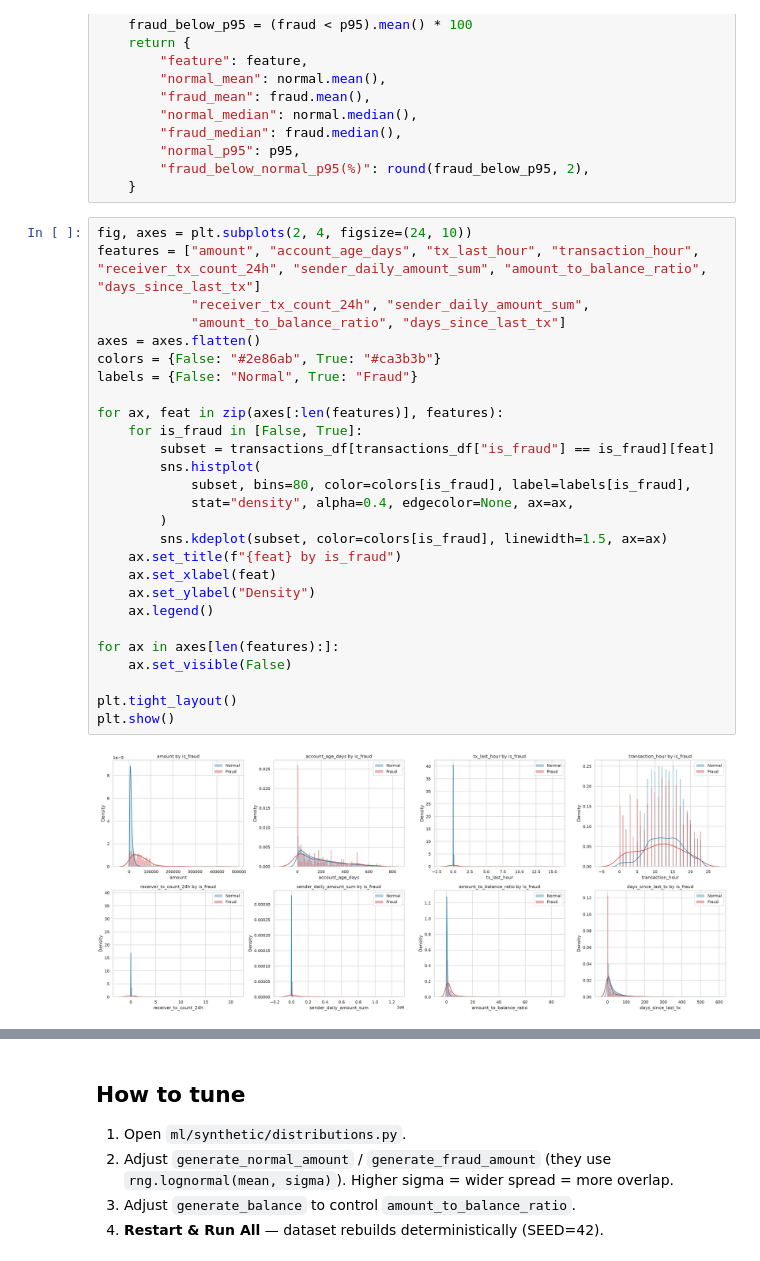
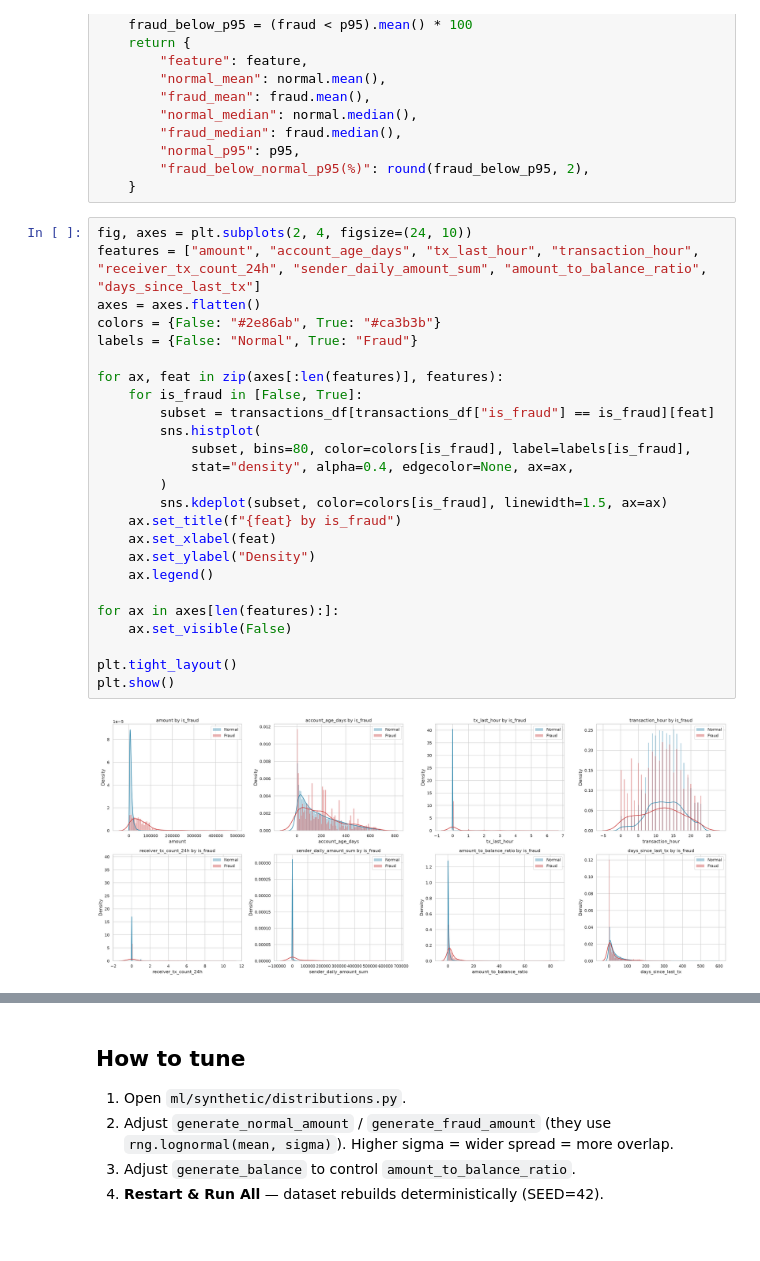
Before and after one commit to enott2912-beep/fraud-detection-system, a Jupyter notebook: ml/notebooks/eda_feature_distributions.ipynb, the cells around one changed output, grey strips where cells are left out. Drawn from its saved outputs; the diff is of its cells as text.

```diff
--- a/ml/notebooks/eda_feature_distributions.ipynb
+++ b/ml/notebooks/eda_feature_distributions.ipynb
@@ -60,32 +60,30 @@ def overlap_metrics(feature: str, df: pd.DataFrame) -> dict:
 # %%
 fig, axes = plt.subplots(2, 4, figsize=(24, 10))
 features = ["amount", "account_age_days", "tx_last_hour", "transaction_hour", "receiver_tx_count_24h", "sender_daily_amount_sum", "amount_to_balance_ratio", "days_since_last_tx"]
-            "receiver_tx_count_24h", "sender_daily_amount_sum",
-            "amount_to_balance_ratio", "days_since_last_tx"]
 axes = axes.flatten()
 colors = {False: "#2e86ab", True: "#ca3b3b"}
 labels = {False: "Normal", True: "Fraud"}
 
 for ax, feat in zip(axes[:len(features)], features):
     for is_fraud in [False, True]:
         subset = transactions_df[transactions_df["is_fraud"] == is_fraud][feat]
         sns.histplot(
             subset, bins=80, color=colors[is_fraud], label=labels[is_fraud],
             stat="density", alpha=0.4, edgecolor=None, ax=ax,
         )
         sns.kdeplot(subset, color=colors[is_fraud], linewidth=1.5, ax=ax)
     ax.set_title(f"{feat} by is_fraud")
     ax.set_xlabel(feat)
     ax.set_ylabel("Density")
     ax.legend()
 
 for ax in axes[len(features):]:
     ax.set_visible(False)
 
 plt.tight_layout()
 plt.show()
 # %% [output]
-[figure, old version]
+[figure, new version]
 # %%
 metrics = pd.DataFrame(
     [overlap_metrics(feat, transactions_df) for feat in features]
```
Also changed, not shown: parts of 2 cells of this notebook, 6 other files.
